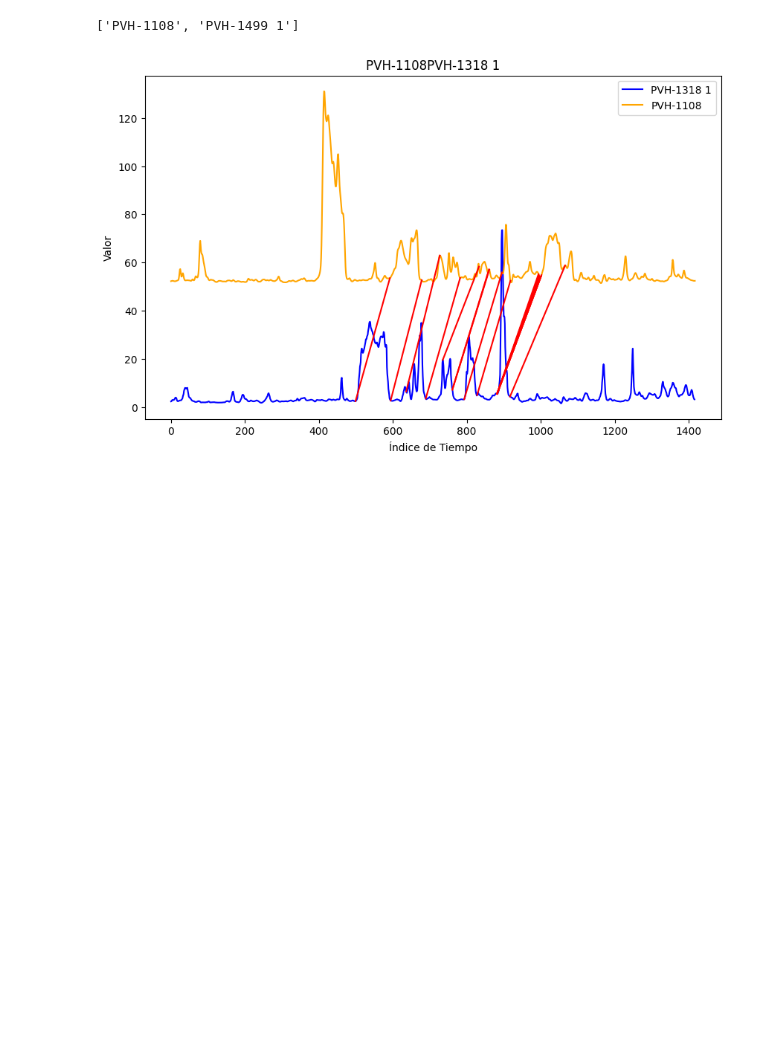
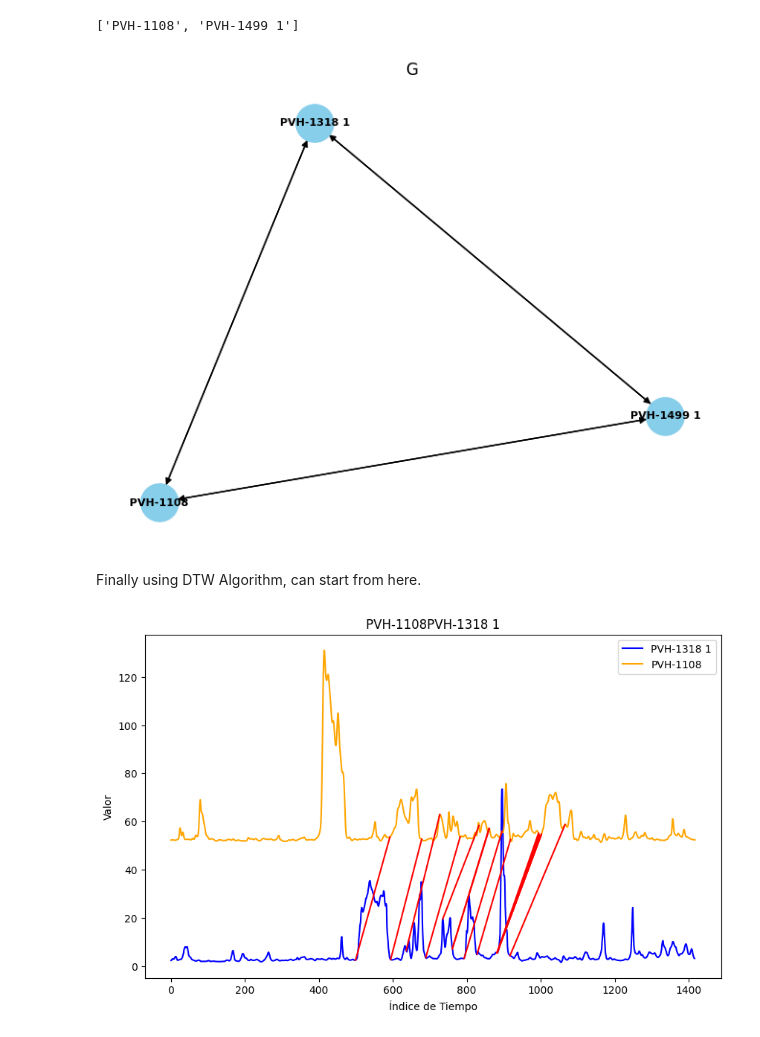
Before and after one commit to scast3/dtw_tool, a Jupyter notebook: santi_test.ipynb, the cells around one changed output. Saved outputs shown, nothing was run; the diff lists cells and outputs as text; code cells hidden in the pictures; blank space fills up the shorter version.

```diff
--- a/santi_test.ipynb
+++ b/santi_test.ipynb
@@ -169,5 +181,16 @@ nodos_conectados=list(G.successors(pozo))
 print(nodos_conectados)
 # %% [output]
 ['PVH-1108', 'PVH-1499 1']
+# %%
+# Display graph G with updates
+
+pos = nx.spring_layout(G)  # Selecciona un algoritmo de disposición para los nodos
+nx.draw(G_prime, pos, with_labels=True, font_weight='bold', node_color='skyblue', node_size=800, font_size=8)
+plt.title('G')
+plt.show()
+# %% [output]
+[figure, added]
+# %% [markdown]
+Finally using DTW Algorithm, can start from here.
 # %%
 #%%
```
Also changed, not shown: parts of 5 cells of this notebook, 2 other files.
